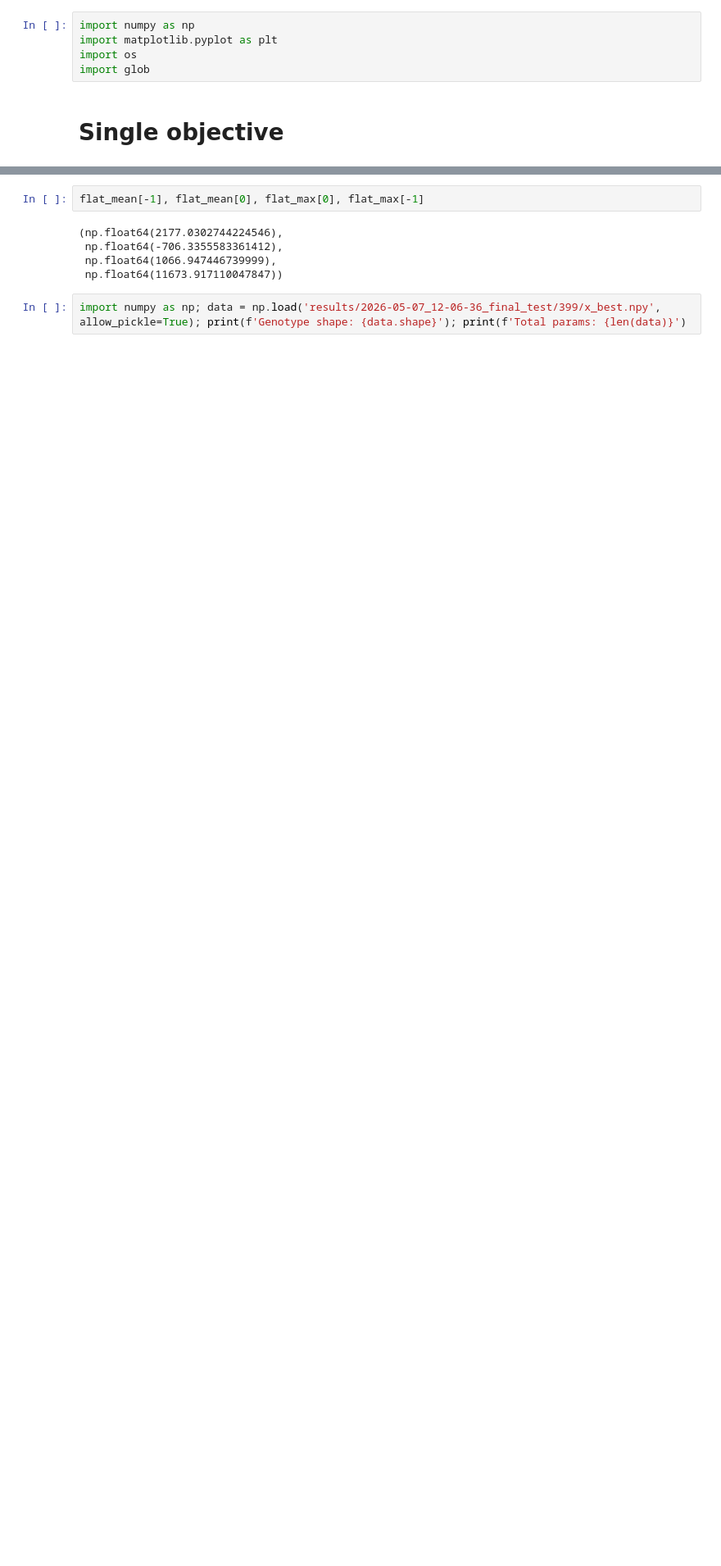
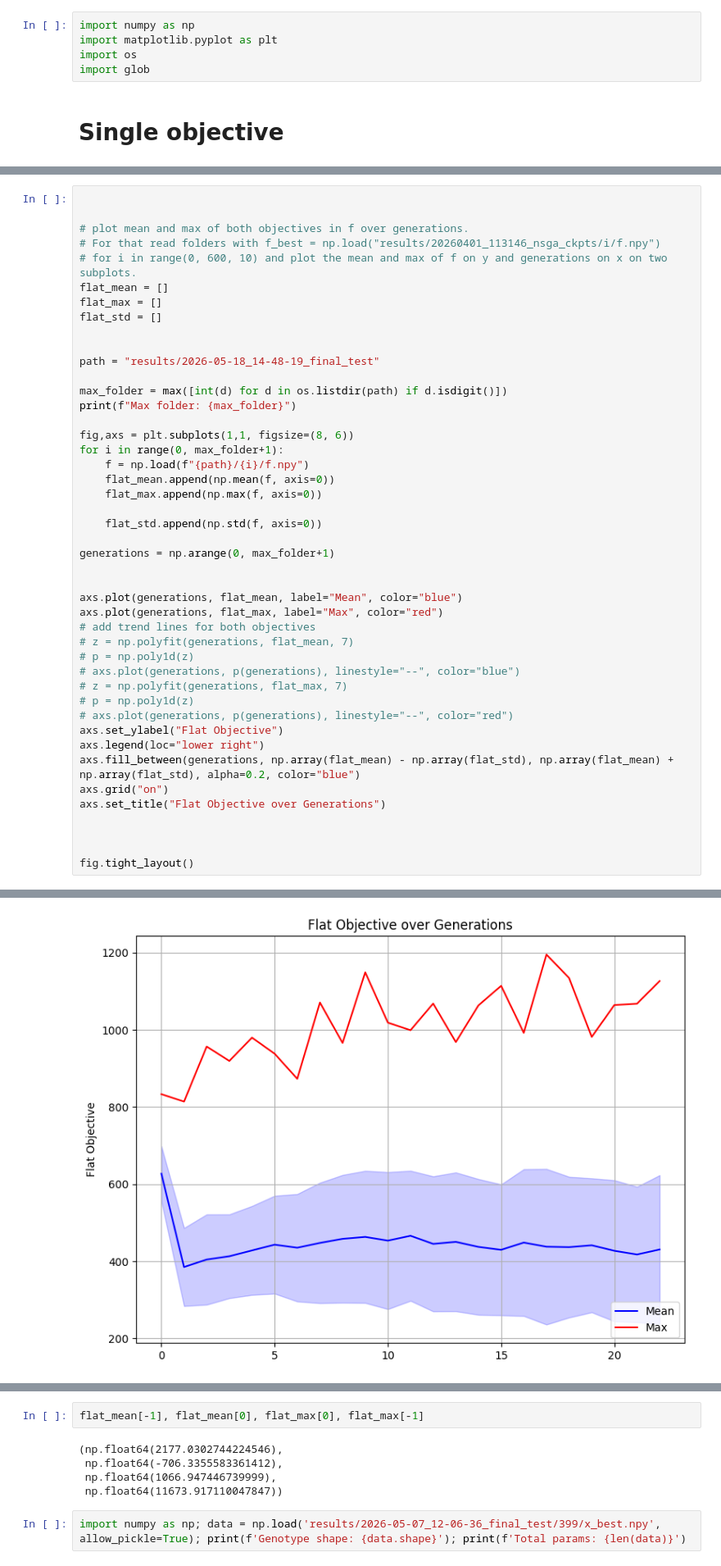
Before and after one commit to ifinckh/micro-515-EvoRob, a Jupyter notebook: read_logs.ipynb, the cells around one changed output, grey strips where cells are left out. Shown at 82% size. Drawn from its saved outputs; the diff is of its cells as text; blank space fills up the shorter version.

```diff
--- a/read_logs.ipynb
+++ b/read_logs.ipynb
@@ -7,0 +101,46 @@ import glob
+# %%
+
+
+# plot mean and max of both objectives in f over generations.
+# For that read folders with f_best = np.load("results/20260401_113146_nsga_ckpts/i/f.npy")
+# for i in range(0, 600, 10) and plot the mean and max of f on y and generations on x on two subplots.
+flat_mean = []
+flat_max = []
+flat_std = []
+
+
+path = "results/2026-05-18_14-48-19_final_test"
+
+max_folder = max([int(d) for d in os.listdir(path) if d.isdigit()])
+print(f"Max folder: {max_folder}")
+
+fig,axs = plt.subplots(1,1, figsize=(8, 6))
+for i in range(0, max_folder+1):
+    f = np.load(f"{path}/{i}/f.npy")
+    flat_mean.append(np.mean(f, axis=0))
+    flat_max.append(np.max(f, axis=0))
+
+    flat_std.append(np.std(f, axis=0))
+
+generations = np.arange(0, max_folder+1)
+
+
+axs.plot(generations, flat_mean, label="Mean", color="blue")
+axs.plot(generations, flat_max, label="Max", color="red")
+# add trend lines for both objectives
+# z = np.polyfit(generations, flat_mean, 7)
+# p = np.poly1d(z)
+# axs.plot(generations, p(generations), linestyle="--", color="blue")
+# z = np.polyfit(generations, flat_max, 7)
+# p = np.poly1d(z)
+# axs.plot(generations, p(generations), linestyle="--", color="red")
+axs.set_ylabel("Flat Objective")
+axs.legend(loc="lower right")
+axs.fill_between(generations, np.array(flat_mean) - np.array(flat_std), np.array(flat_mean) + np.array(flat_std), alpha=0.2, color="blue")
+axs.grid("on")
+axs.set_title("Flat Objective over Generations")
+
+
+
+fig.tight_layout()
+# %% [output]
@@ -8,3 +148,4 @@ import glob
+[figure, added]
 # %%
 # plot mean and max of both objectives in f over generations.
 # For that read folders with f_best = np.load("results/20260401_113146_nsga_ckpts/i/f.npy")
```
Also changed, not shown: parts of 5 cells of this notebook, 22 other files.
